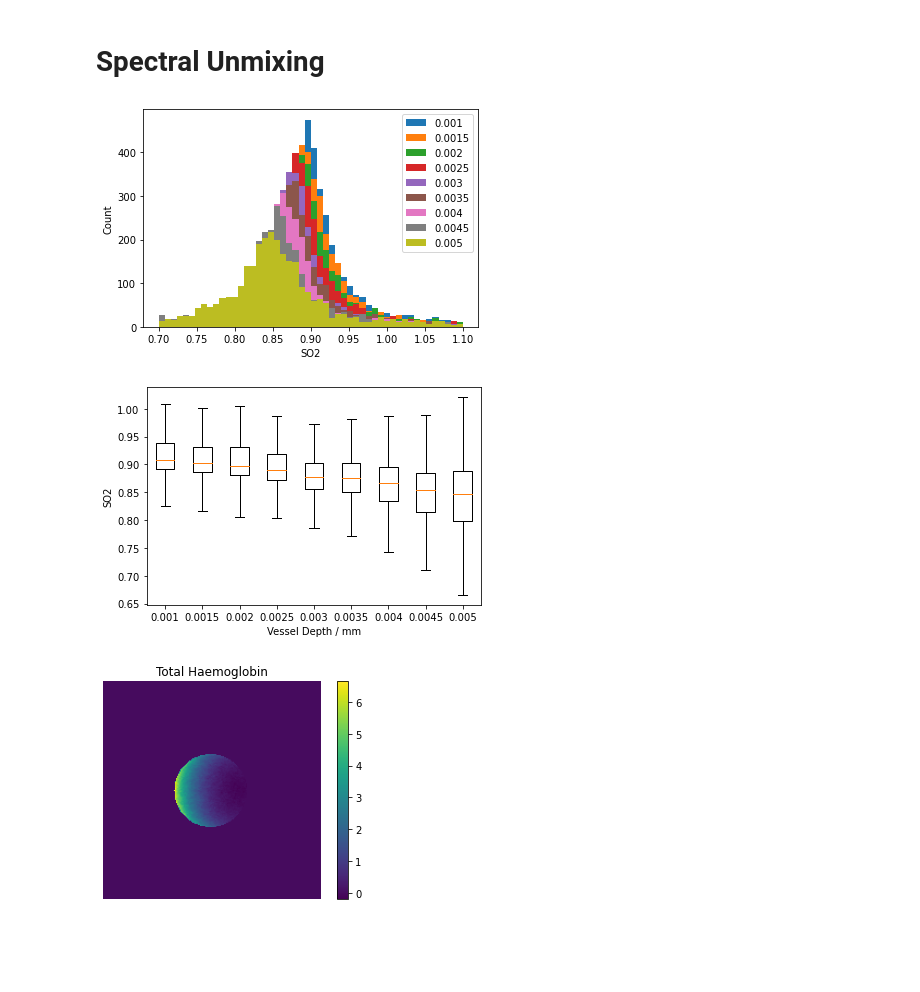
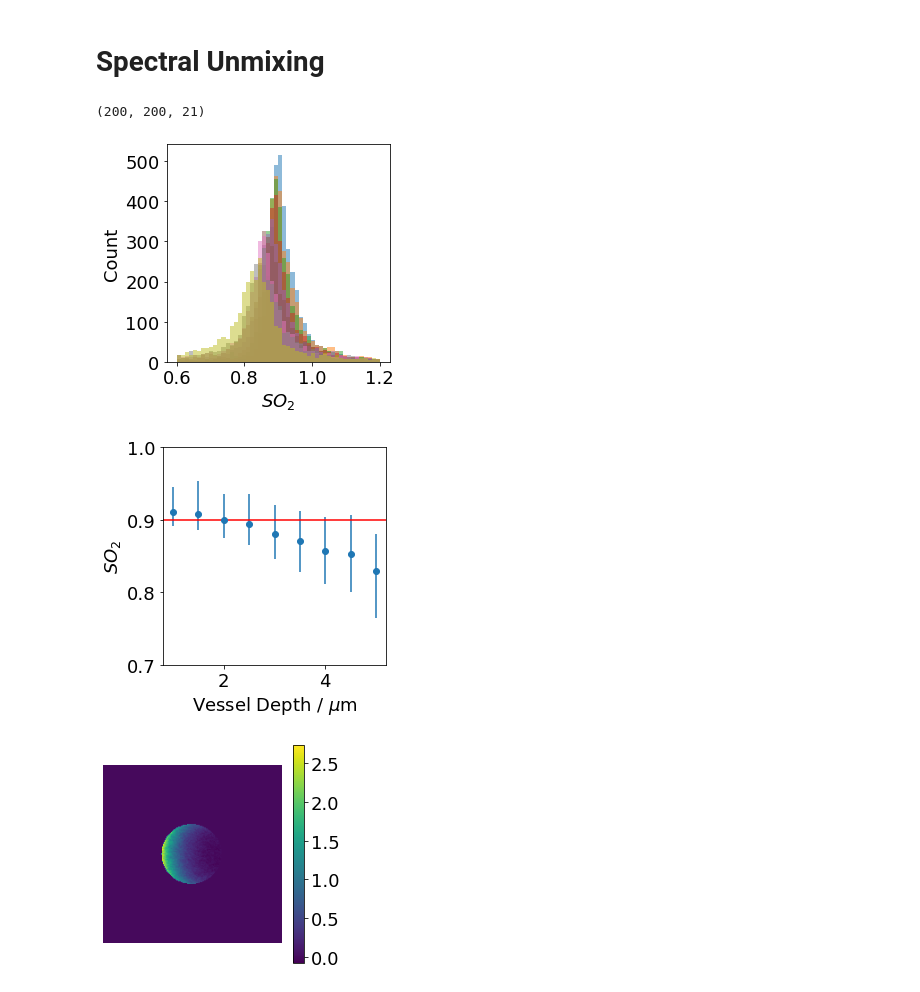
Before and after one commit to tomelse/SkinPhantomSimulations, a Jupyter notebook: Exp3/Vessel Depth Analysis.ipynb, the cells around one changed output. Cells and saved outputs as stored; diff of their text form; code cells hidden in the pictures; blank space fills up the shorter version.

```diff
--- a/Exp3/Vessel Depth Analysis.ipynb
+++ b/Exp3/Vessel Depth Analysis.ipynb
@@ -8,12 +8,15 @@ import matplotlib
 
 from pymcx import read_output_file, load_mcx_settings
 from spectra import blood_mu_a, melanosome_mu_a, water_mu_a
+
+matplotlib.rcParams['figure.figsize'] = (4,4)
+matplotlib.rcParams.update({'font.size': 18})
 # %% [markdown]
 Load the list of parameters run and the files containing the output and settings files. The constant variables are removed for the summary tables.
 # %%
 parameters = pd.read_csv("params.csv", index_col=0)
 # Simulations were run for a couple of different melanin concentrations.
-parameters = parameters[parameters["Melanin"]==0.0001]
+parameters = parameters[parameters["Melanin"]==0.01]
 parameters.loc[:, parameters.nunique()>1]
 # %% [output]
 |  | VesselDepth | Wavelength | OutputFile | VolumeFile | SettingsFile |
@@ -75,7 +78,7 @@ for dep_variable in labels:
     for i, (result_file, settings_file) in enumerate(zip(selection["OutputFile"], selection["SettingsFile"])):
         settings = load_mcx_settings(settings_file)
         result = read_output_file(result_file, settings)
-        test[:, :, i] = np.sum(result[:, 75:125, :, 0], axis=1)
+        test[:, :, i] = np.sum(result[:, 90:110, :, 0], axis=1)
         # test[:, :, i] = result[:, 100, :, 0]
     ms_results.append(test)
 # %% [markdown]
@@ -89,0 +86,16 @@ plt.show()
+# %%
+labels_um = [l*1e3 for l in labels]
+#plt.boxplot([np.mean(s[volume_numbered[i] == 4], axis=1) for i, s in enumerate(ms_results)], showfliers=False, labels=labels_um)
+#plt.xlabel(r"Vessel Depth / $\mu$m")
+#plt.ylabel("Energy Absorption / A.U.")
+#plt.show()
+absorption = [np.mean(s[volume_numbered[i] == 4], axis=1) for i, s in enumerate(ms_results)]
+abs_means = np.array(list(map(np.mean, absorption)))/1000
+abs_stds = np.array(list(map(np.std, absorption)))/1000
+plt.errorbar(labels_um, abs_means, yerr=abs_stds, fmt="o")
+plt.xlabel(r"Vessel Depth / $\mu$m")
+plt.ylabel("Energy Absorption / A.U.")
+plt.ylim([0,None])
+plt.xlim(0.9,5.1)
+plt.savefig("../FiguresOutput/depth_abs.png")
+plt.show()
@@ -116,30 +129,42 @@ spectra_matrix = np.array([hb, hbo2, water, melanin]).T
 inv_matrix = np.linalg.pinv(spectra_matrix)
 
 # Apply the unmixing matrix
+print(ms_results[0].shape)
 unmixed = [np.dot(result, inv_matrix.T) for result in ms_results]
 so2 = [M[:, :, 1]/(M[:, :, 1] + M[:, :, 0]) for M in unmixed]
 THb = [M[:, :, 1]+M[:, :, 0] for M in unmixed]
+# %% [output]
+(200, 200, 21)
 # %%
 for i, (s, label) in enumerate(zip(so2, labels)):
-    plt.hist(s[volume_numbered[i] == 4], bins=50, range=(0.7,1.1), label=label)
-plt.xlabel("SO2")
+    plt.hist(s[volume_numbered[i] == 4], bins=50, range=(0.6,1.2), label=label, alpha=0.5)
+plt.xlabel("$SO_2$")
 plt.ylabel("Count")
-plt.legend()
+plt.savefig("../FiguresOutput/depth_SO2_hist.png")
 plt.show()
-plt.boxplot([s[volume_numbered[i] == 4] for i, s in enumerate(so2)], showfliers=False, labels=labels)
-plt.xlabel("Vessel Depth / mm")
-plt.ylabel("SO2")
+
+so2s = [s[volume_numbered[i] == 4] for i, s in enumerate(so2)]
+means = np.array(list(map(np.median, so2s)))
+stds = np.abs(means[:, None] - np.array(list(map(lambda x:np.percentile(x,[25,75]), so2s))))
+
+#plt.boxplot([s[volume_numbered[i] == 4] for i, s in enumerate(so2)], showfliers=False, labels=labels_um)
+plt.errorbar(labels_um, means, yerr=stds.T, fmt="o")
+plt.xlabel(r"Vessel Depth / $\mu$m")
+plt.ylabel("$SO_2$")
+plt.ylim([0.7,1])
+plt.axhline(0.9, c="r")
+plt.savefig("../FiguresOutput/depth_SO2.png")
 plt.show()
 # %% [output]
-[figure, old version]
+[figure, new version]
-[figure, old version]
+[figure, new version]
 # %%
+# Check that we're selecting the correct ROI
 n=5
 plt.imshow(THb[n] * (volume_numbered[n] == 4))
 plt.colorbar()
 plt.axis("off")
-plt.title("Total Haemoglobin")
 plt.show()
 # %% [output]
-[figure, old version]
+[figure, new version]
 # %%
```
Also changed, not shown: parts of 6 cells of this notebook, 14 other files.
